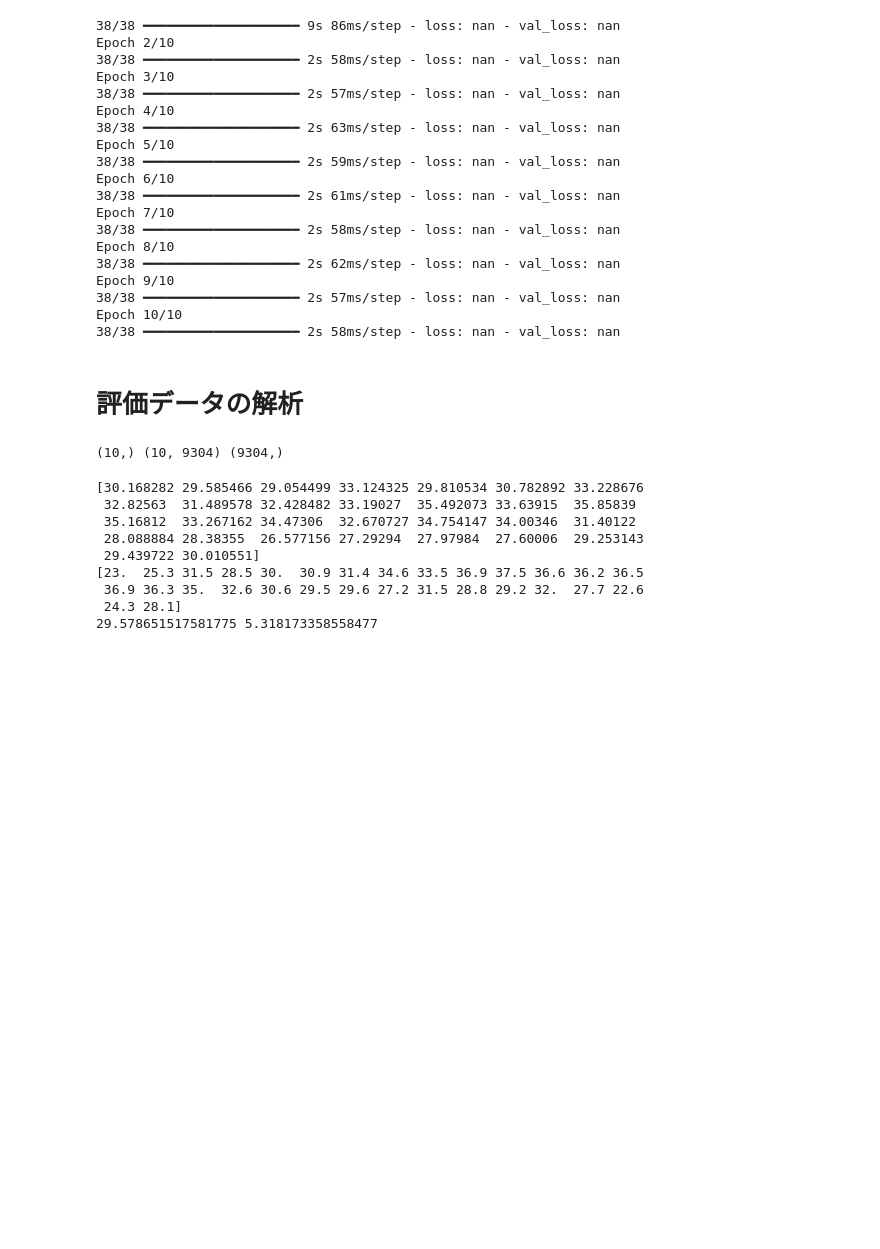
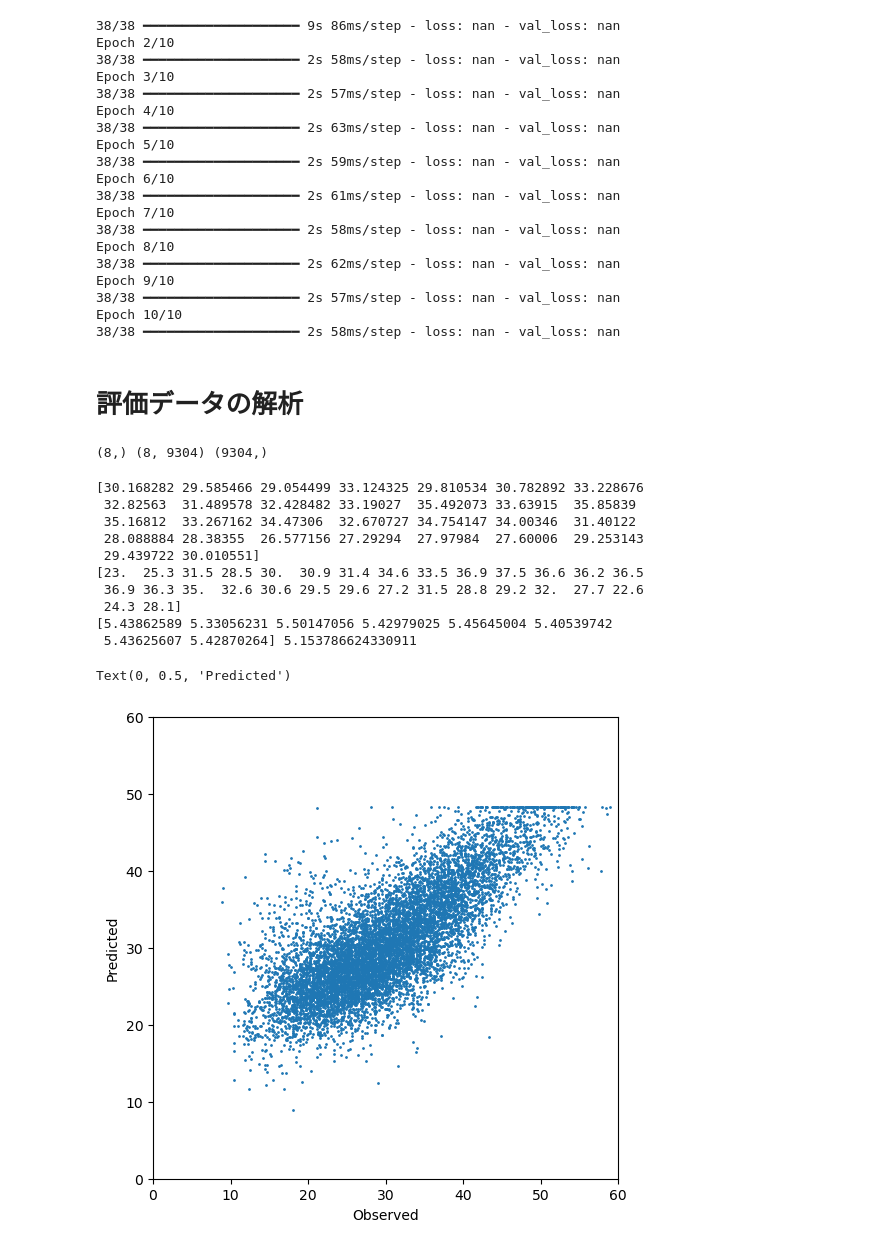
Before and after one commit to Yuumae1/machine_learning, a Jupyter notebook: notebook/geosciAI2024.ipynb, the cells around one changed output. Drawn from its saved outputs; the diff is of its cells as text; code cells hidden in the pictures; blank space fills up the shorter version.

```diff
--- a/notebook/geosciAI2024.ipynb
+++ b/notebook/geosciAI2024.ipynb
@@ -489,8 +491,8 @@ result_dir = '/home/maeda/machine_learning/results/geosciAI24/predict/'
 ans_mean, ans_std =  30.16864997588459, 8.726771295021933
 scores = []
 predicts = []
-
-for j in range(10):
+box = [0, 1, 3, 4, 6, 7, 8, 9]
+for j in box:
     result_file = result_dir + f"predict_test{(j):03}.npz"
 
     df = np.load(result_file)
@@ -502,13 +504,12 @@ ans = df['ans']
 
 print(scores.shape, predicts.shape, ans.shape)
 # %% [output]
-(10,) (10, 9304) (9304,)
+(8,) (8, 9304) (9304,)
 # %%
 print(predicts[0, :30])
 ans_rcn = ans * ans_std + ans_mean
-
 print(ans_rcn[:30])
-rmse = np.mean((ans_rcn - predicts[0])**2)
+rmse = np.sqrt(np.mean((ans_rcn - predicts)**2, axis=1))
 rmse_ensemble = np.sqrt(np.mean((ans_rcn - predicts.mean(axis=0))**2))
 
 print(rmse, rmse_ensemble)
@@ -521,4 +522,5 @@ print(rmse, rmse_ensemble)
 [23.  25.3 31.5 28.5 30.  30.9 31.4 34.6 33.5 36.9 37.5 36.6 36.2 36.5
  36.9 36.3 35.  32.6 30.6 29.5 29.6 27.2 31.5 28.8 29.2 32.  27.7 22.6
  24.3 28.1]
-29.578651517581775 5.318173358558477
+[5.43862589 5.33056231 5.50147056 5.42979025 5.45645004 5.40539742
+ 5.43625607 5.42870264] 5.153786624330911
@@ -524,0 +529,10 @@ print(rmse, rmse_ensemble)
+# %%
+plt.figure(figsize=(6, 6))
+plt.scatter(ans_rcn, predicts[0], s=1)
+plt.xlim(0, 60)
+plt.ylim(0, 60)
+plt.xlabel('Observed')
+plt.ylabel('Predicted')
+# %% [output]
+Text(0, 0.5, 'Predicted')
+[figure, added]
```
Also changed, not shown: parts of 5 cells of this notebook, 1 other file.
